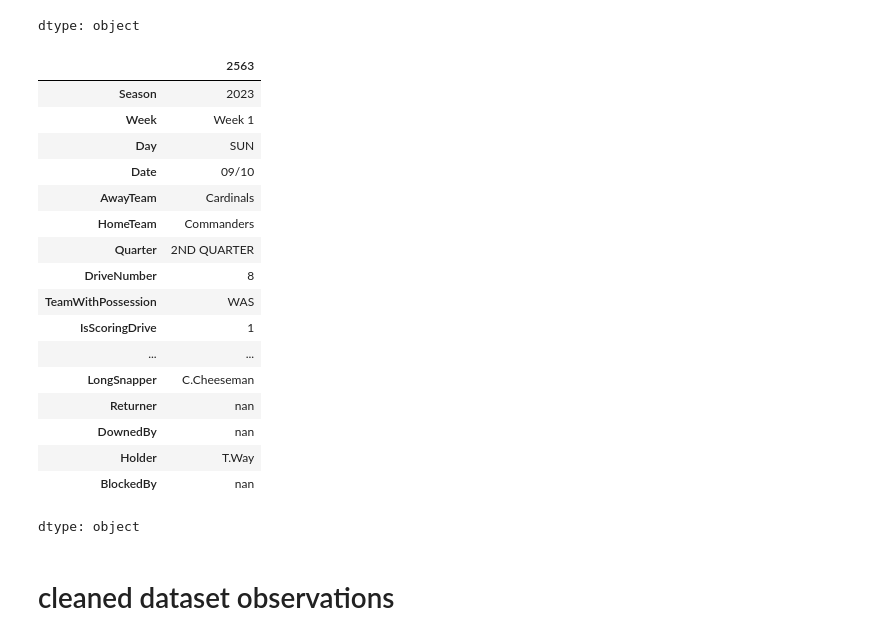
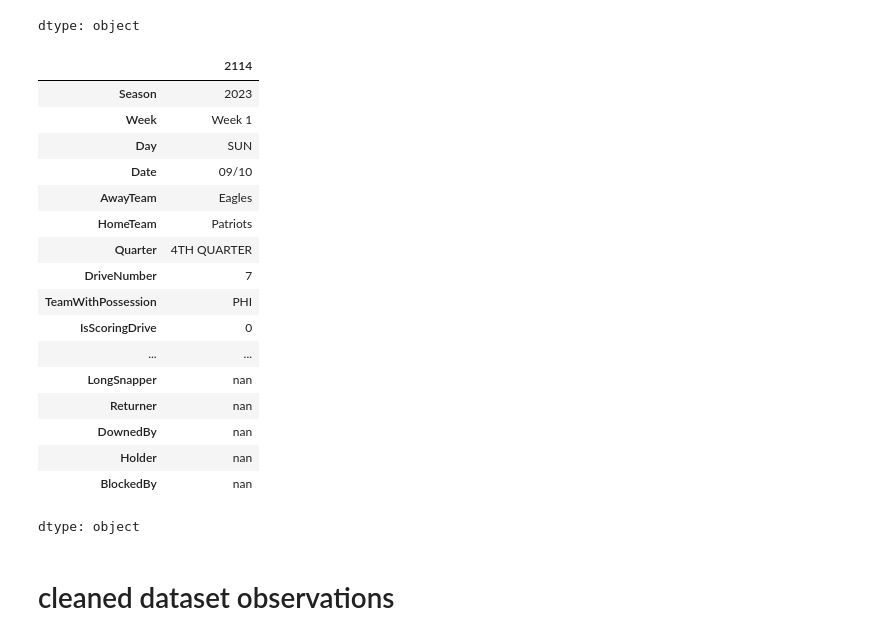
Before and after one commit to KeoniM/NFL_Data_Cleaning, a Jupyter notebook: NFL_Plays_Week1_2023.ipynb, the cells around one changed output. Drawn from its saved outputs; the diff is of its cells as text; code cells hidden in the pictures.

```diff
--- a/NFL_Plays_Week1_2023.ipynb
+++ b/NFL_Plays_Week1_2023.ipynb
@@ -1988,7 +2165,9 @@ def clean_dataframe_of_plays(df_all_plays):
   # df_all_plays_cleaned = clean_kickoff_plays(df_all_plays_cleaned)
   # df_all_plays_cleaned = clean_penalty_plays(df_all_plays_cleaned)
   # df_all_plays_cleaned = clean_touchdown_plays(df_all_plays_cleaned)
-  df_all_plays_cleaned = clean_field_goal_plays(df_all_plays_cleaned)
+  # df_all_plays_cleaned = clean_field_goal_plays(df_all_plays_cleaned)
+  # df_all_plays_cleaned = clean_extra_point_plays(df_all_plays_cleaned)
+  df_all_plays_cleaned = clean_turnover_on_downs_plays(df_all_plays_cleaned)
 
 
   return df_all_plays_cleaned
@@ -2683,24 +3109,24 @@ week1_2023_plays.iloc[0]
 | PlayStart | Kickoff from NYJ 35 |
 dtype: object
 # %%
-df_week1_plays_cleaned.iloc[2563]
+df_week1_plays_cleaned.iloc[2114]
 # %% [output]
-|  | 2563 |
+|  | 2114 |
 | Season | 2023 |
 | Week | Week 1 |
 | Day | SUN |
 | Date | 09/10 |
-| AwayTeam | Cardinals |
-| HomeTeam | Commanders |
-| Quarter | 2ND QUARTER |
-| DriveNumber | 8 |
-| TeamWithPossession | WAS |
-| IsScoringDrive | 1 |
+| AwayTeam | Eagles |
+| HomeTeam | Patriots |
+| Quarter | 4TH QUARTER |
+| DriveNumber | 7 |
+| TeamWithPossession | PHI |
+| IsScoringDrive | 0 |
 | ... | ... |
-| LongSnapper | C.Cheeseman |
+| LongSnapper | nan |
 | Returner | nan |
 | DownedBy | nan |
-| Holder | T.Way |
+| Holder | nan |
 | BlockedBy | nan |
 dtype: object
 # %% [markdown]
```
Also changed, not shown: parts of 41 cells of this notebook.
